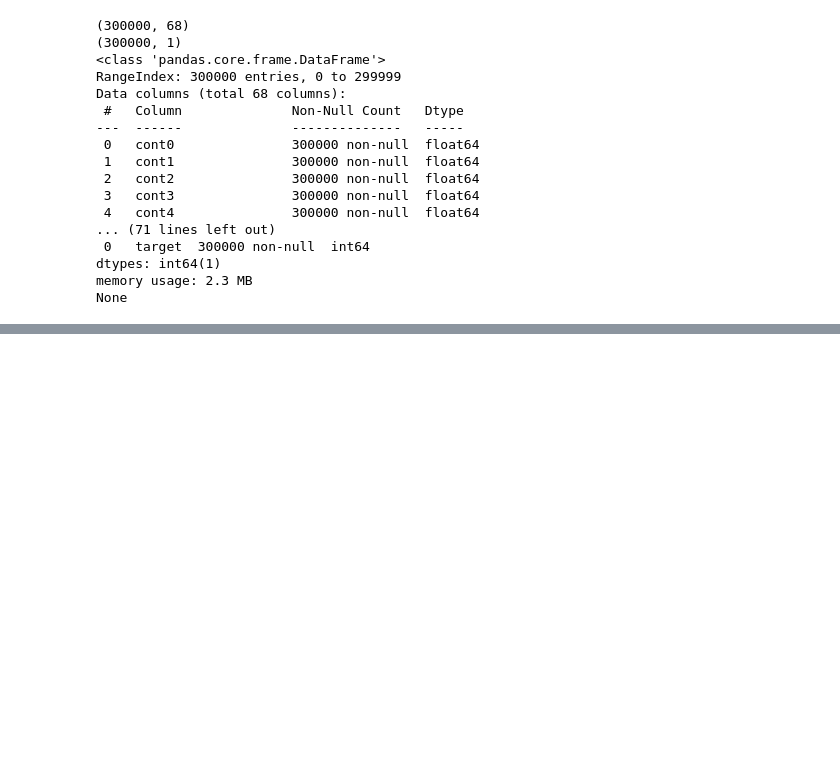
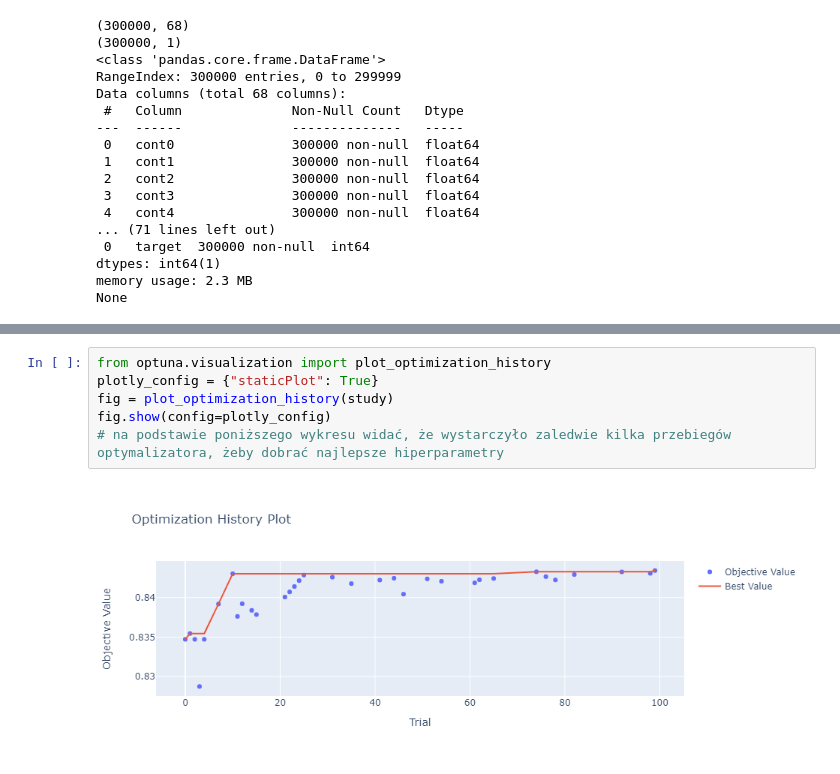
Before and after one commit to krisz17/XGBoost_step_by_step, a Jupyter notebook: 2_xgb_cls.ipynb, the cells around one changed output, grey strips where cells are left out. Cells and saved outputs as stored; diff of their text form; blank space fills up the shorter version.

```diff
--- a/2_xgb_cls.ipynb
+++ b/2_xgb_cls.ipynb
@@ -86,0 +257,8 @@ wartość parametru Gini dla tego modelu to: 0.78
+# %%
+from optuna.visualization import plot_optimization_history
+plotly_config = {"staticPlot": True}
+fig = plot_optimization_history(study)
+fig.show(config=plotly_config)
+# na podstawie poniższego wykresu widać, że wystarczyło zaledwie kilka przebiegów optymalizatora, żeby dobrać najlepsze hiperparametry
+# %% [output]
+[figure, added]
```
Also changed, not shown: parts of 5 cells of this notebook.
